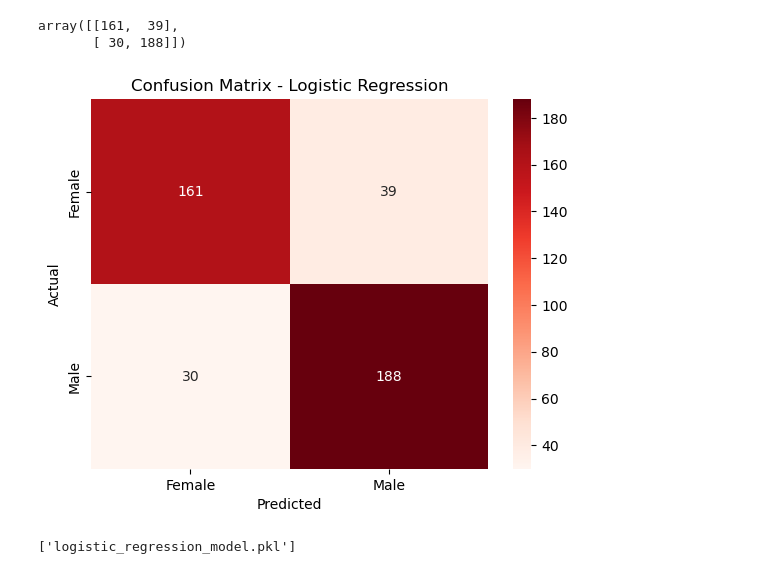
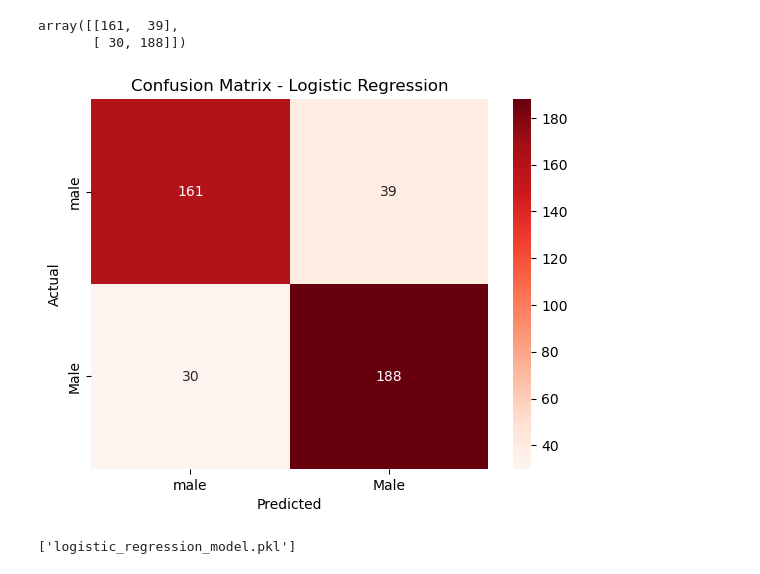
Before and after one commit to TimotheeNkwar/School_Project, a Jupyter notebook: Machine Learning/Machine_Learning_Projetcts.ipynb, the cells around one changed output. Drawn from its saved outputs; the diff is of its cells as text; code cells hidden in the pictures.

```diff
--- a/Machine Learning/Machine_Learning_Projetcts.ipynb
+++ b/Machine Learning/Machine_Learning_Projetcts.ipynb
@@ -64,19 +64,19 @@ data.head()
 ## DATA PREPROCESSING AND EDA
 # %%
 # Convert the gender into a boolean
-data_encoded_clean = pd.get_dummies(data, columns=["Gender", "CAEC", "CALC", "MTRANS",
+data_clean = pd.get_dummies(data, columns=["Gender", "CAEC", "CALC", "MTRANS",
                                              "family_history_with_overweight","SMOKE"],
                               drop_first=True,dtype=int)
 
 # delete some useless columns
-data_encoded_clean.drop( columns =['family_history_with_overweight_yes','FAVC','SCC','SMOKE_yes',
+data_clean.drop( columns =['family_history_with_overweight_yes','FAVC','SCC','SMOKE_yes',
                              'CALC_no','CAEC_Sometimes', 'CAEC_no', 'CALC_Frequently', 'MTRANS_Motorbike',
                              'MTRANS_Public_Transportation', 'MTRANS_Walking','CAEC_Frequently','CALC_Sometimes',
                              'MTRANS_Bike'], axis=1, inplace=True)
 
 # rename the colonne Gender_male tu Gender
-data_encoded_clean.rename(columns={'Gender_Male':"Gender"}, inplace=True)
-data_encoded_clean.head()
+data_clean.rename(columns={'Gender_Male':"Gender"}, inplace=True)
+data_clean.head()
 # %% [output]
 |  | Age | Height | Weight | FCVC | NCP | CH2O | FAF | TUE | Gender |
 | 0 | 21.0 | 1.62 | 64.0 | 2.0 | 3.0 | 2.0 | 0.0 | 1.0 | 0 |
@@ -165,9 +174,9 @@ data_encoded_clean.isnull().sum()
 # %% [markdown]
 - **Handling duplicated values**
 # %%
-duplicates = data_encoded_clean[data_encoded_clean.duplicated()]# Check for duplicates in the 'data_encoded_clean' DataFrame
-data_encoded_clean = data_encoded_clean.drop_duplicates()# Remove duplicates from data_encoded_clean
-data_encoded_clean.shape # View the cleaned DataFrame
+duplicates = data_clean[data_clean.duplicated()]# Check for duplicates in the 'data_clean' DataFrame
+data_clean = data_clean.drop_duplicates()# Remove duplicates from data_clean
+data_clean.shape # View the cleaned DataFrame
 # %% [output]
 (2086, 9)
 # %% [markdown]
@@ -192,8 +201,8 @@ from sklearn.preprocessing import StandardScaler
 import pandas as pd
 
 # Features and target variable
-X = data_encoded_clean.drop(columns=['Gender'], axis=1).values
-y = data_encoded_clean['Gender']
+X = data_clean.drop(columns=['Gender'], axis=1).values
+y = data_clean['Gender']
 
 # Scaling the features
 scaler = StandardScaler()
@@ -203,8 +212,8 @@ X_scaled = scaler.fit_transform(X)
 X_train, X_test, y_train, y_test = train_test_split(X_scaled, y, test_size=0.2, random_state=0)
 
 # Optionally, convert the scaled X_train and X_test to DataFrames (if you want column names)
-X_train = pd.DataFrame(X_train, columns=data_encoded_clean.columns[:-1])
-X_test = pd.DataFrame(X_test, columns=data_encoded_clean.columns[:-1])
+X_train = pd.DataFrame(X_train, columns=data_clean.columns[:-1])
+X_test = pd.DataFrame(X_test, columns=data_clean.columns[:-1])
 # Checking the head of the scaled dataset
 X_train.head()
 # %% [output]
@@ -284,14 +293,14 @@ array([[161,  39],
 # %%
 import seaborn as sns
 import matplotlib.pyplot as plt
-sns.heatmap(logcm, annot=True, fmt='d', cmap='Reds', xticklabels=['Female', 'Male'], yticklabels=['Female', 'Male'])
+sns.heatmap(logcm, annot=True, fmt='d', cmap='Reds', xticklabels=['male', 'Male'], yticklabels=['male', 'Male'])
 plt.xlabel('Predicted')
 plt.ylabel('Actual')
 plt.title('Confusion Matrix - Logistic Regression')
 plt.savefig("Logistic_regression.png")
 plt.show()
 # %% [output]
-[figure, old version]
+[figure, new version]
 # %%
 # Save the model
 import joblib
```
Also changed, not shown: parts of 26 cells of this notebook, 3 other files.
